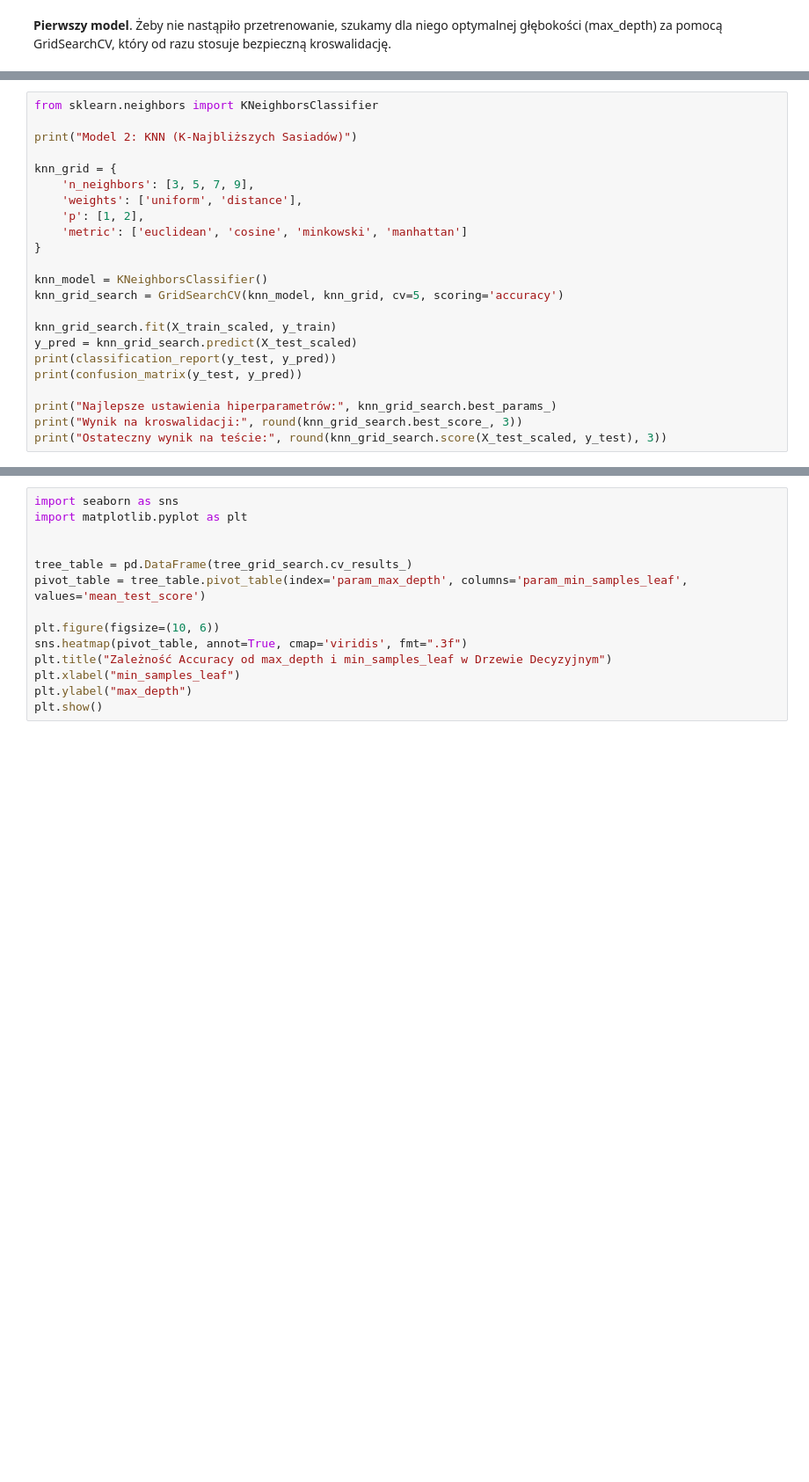
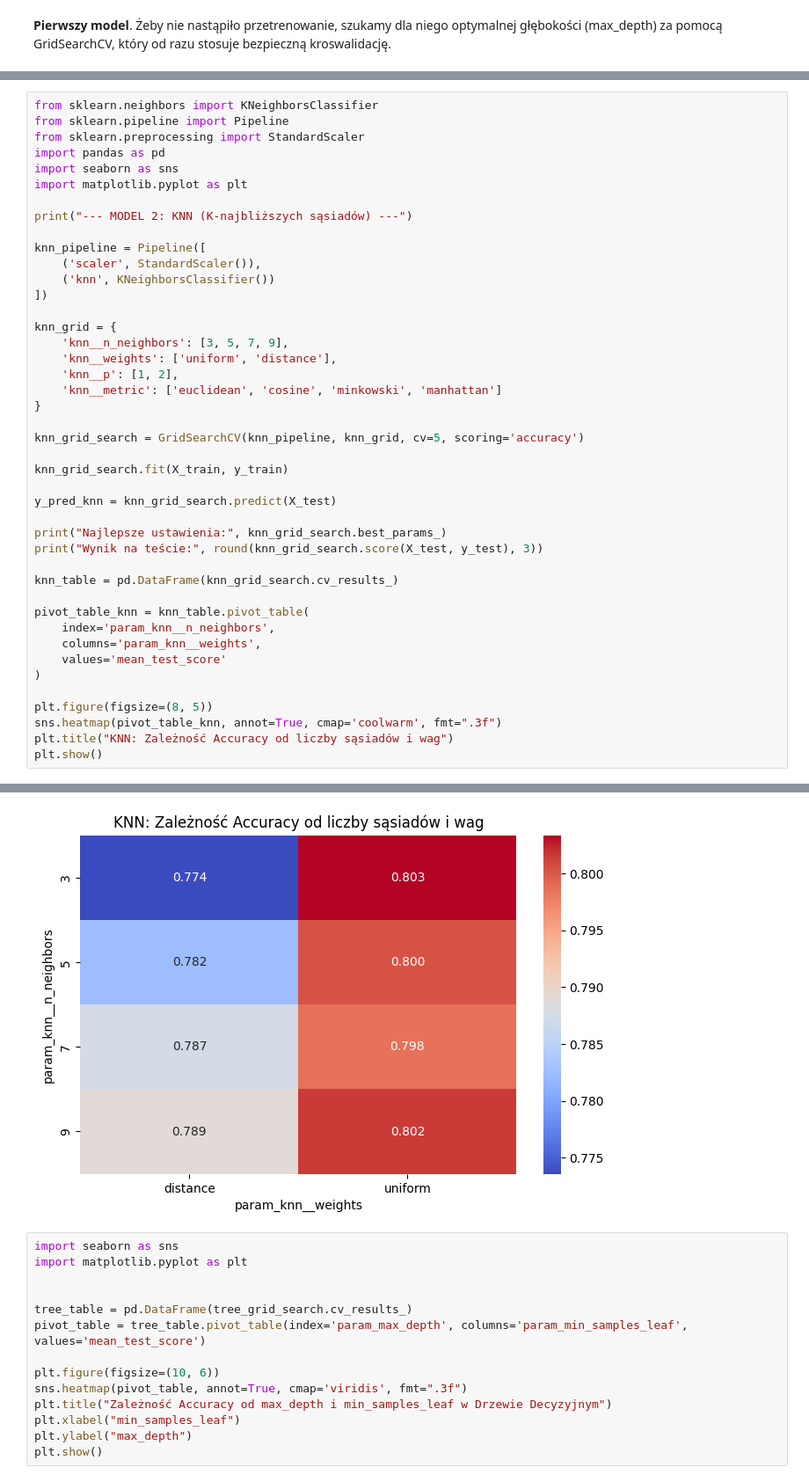
Before and after one commit to Solvro/ml-wakacyjne-wyzwanie-2026, a Jupyter notebook: 02_podstawy_aiml/ML_zadanie.ipynb, the cells around one changed output, grey strips where cells are left out. Shown at 88% size. Drawn from its saved outputs; the diff is of its cells as text; blank space fills up the shorter version.

```diff
--- a/02_podstawy_aiml/ML_zadanie.ipynb
+++ b/02_podstawy_aiml/ML_zadanie.ipynb
@@ -150,24 +144,44 @@ Ostateczny wynik na teście: 0.788
 # %%
 from sklearn.neighbors import KNeighborsClassifier
+from sklearn.pipeline import Pipeline
+from sklearn.preprocessing import StandardScaler
+import pandas as pd
+import seaborn as sns
+import matplotlib.pyplot as plt
 
-print("Model 2: KNN (K-Najbliższych Sasiadów)")
+print("--- MODEL 2: KNN (K-najbliższych sąsiadów) ---")
+
+knn_pipeline = Pipeline([
+    ('scaler', StandardScaler()),
+    ('knn', KNeighborsClassifier())
+])
 
 knn_grid = {
-    'n_neighbors': [3, 5, 7, 9],
-    'weights': ['uniform', 'distance'],
-    'p': [1, 2],
-    'metric': ['euclidean', 'cosine', 'minkowski', 'manhattan']
+    'knn__n_neighbors': [3, 5, 7, 9],
+    'knn__weights': ['uniform', 'distance'],
+    'knn__p': [1, 2],
+    'knn__metric': ['euclidean', 'cosine', 'minkowski', 'manhattan']
 }
 
-knn_model = KNeighborsClassifier()
-knn_grid_search = GridSearchCV(knn_model, knn_grid, cv=5, scoring='accuracy')
+knn_grid_search = GridSearchCV(knn_pipeline, knn_grid, cv=5, scoring='accuracy')
 
-knn_grid_search.fit(X_train_scaled, y_train)
-y_pred = knn_grid_search.predict(X_test_scaled)
-print(classification_report(y_test, y_pred))
-print(confusion_matrix(y_test, y_pred))
+knn_grid_search.fit(X_train, y_train)
 
-print("Najlepsze ustawienia hiperparametrów:", knn_grid_search.best_params_)
-print("Wynik na kroswalidacji:", round(knn_grid_search.best_score_, 3))
-print("Ostateczny wynik na teście:", round(knn_grid_search.score(X_test_scaled, y_test), 3))
+y_pred_knn = knn_grid_search.predict(X_test)
+
+print("Najlepsze ustawienia:", knn_grid_search.best_params_)
+print("Wynik na teście:", round(knn_grid_search.score(X_test, y_test), 3))
+
+knn_table = pd.DataFrame(knn_grid_search.cv_results_)
+
+pivot_table_knn = knn_table.pivot_table(
+    index='param_knn__n_neighbors',
+    columns='param_knn__weights',
+    values='mean_test_score'
+)
+
+plt.figure(figsize=(8, 5))
+sns.heatmap(pivot_table_knn, annot=True, cmap='coolwarm', fmt=".3f")
+plt.title("KNN: Zależność Accuracy od liczby sąsiadów i wag")
+plt.show()
 # %% [output]
@@ -189,3 +191,4 @@ Ostateczny wynik na teście: 0.816
+[figure, added]
 # %%
 import seaborn as sns
 import matplotlib.pyplot as plt
```
Also changed, not shown: parts of 5 cells of this notebook.
